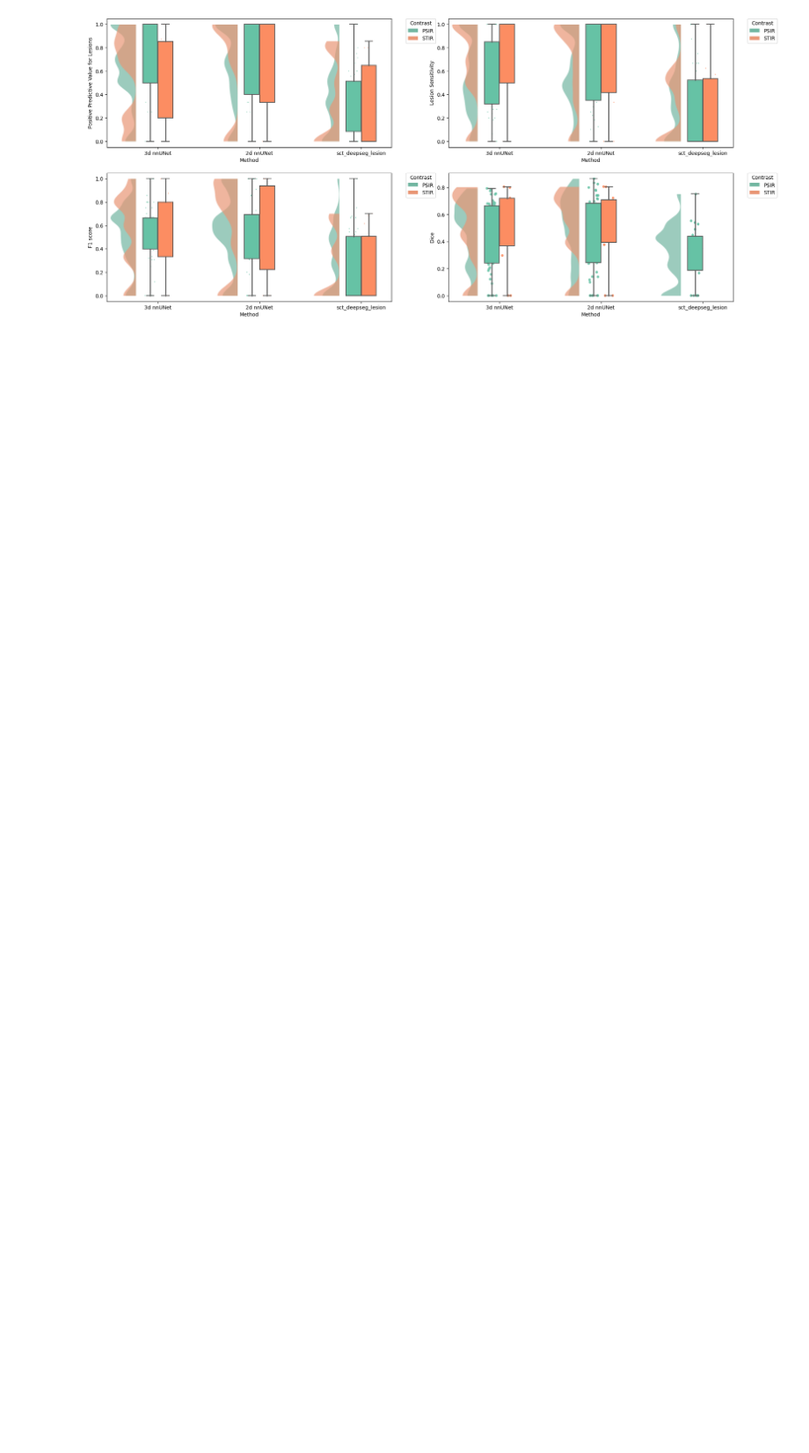
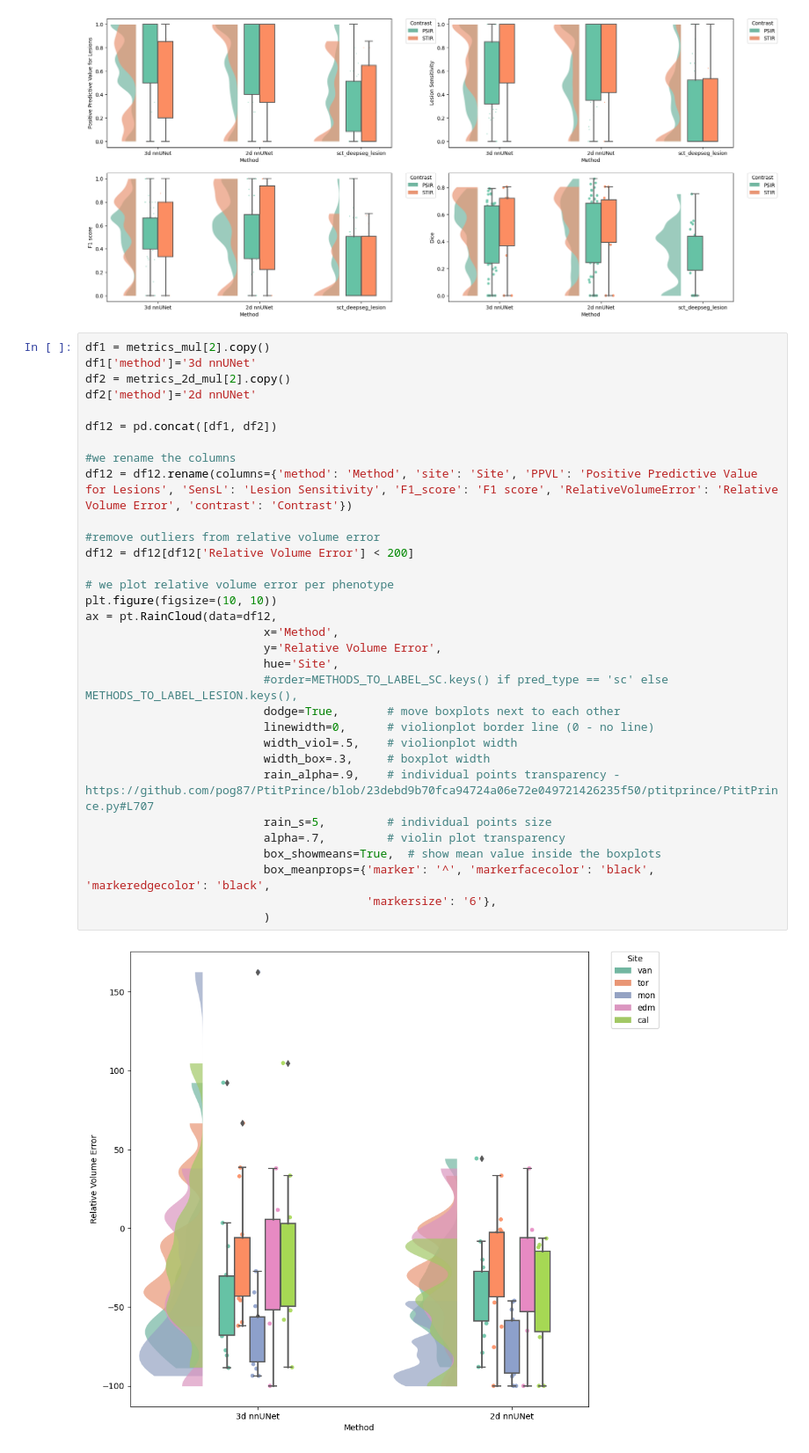
Before and after one commit to ivadomed/canproco, a Jupyter notebook: nnunet/nnUNet_inference_analysis.ipynb, the cells around one changed output. Shown at 88% size. Drawn from its saved outputs; the diff is of its cells as text; blank space fills up the shorter version.

Commit message:
new figures created

```diff
--- a/nnunet/nnUNet_inference_analysis.ipynb
+++ b/nnunet/nnUNet_inference_analysis.ipynb
@@ -1059,3 +1059,37 @@ ax = pt.RainCloud(data=df123,
 plt.show()
 # %% [output]
 [figure]
+# %%
+df1 = metrics_mul[2].copy()
+df1['method']='3d nnUNet'
+df2 = metrics_2d_mul[2].copy()
+df2['method']='2d nnUNet'
+
+df12 = pd.concat([df1, df2])
+
+#we rename the columns
+df12 = df12.rename(columns={'method': 'Method', 'site': 'Site', 'PPVL': 'Positive Predictive Value for Lesions', 'SensL': 'Lesion Sensitivity', 'F1_score': 'F1 score', 'RelativeVolumeError': 'Relative Volume Error', 'contrast': 'Contrast'})
+
+#remove outliers from relative volume error
+df12 = df12[df12['Relative Volume Error'] < 200]
+
+# we plot relative volume error per phenotype
+plt.figure(figsize=(10, 10))
+ax = pt.RainCloud(data=df12,
+                          x='Method',
+                          y='Relative Volume Error',
+                          hue='Site',
+                          #order=METHODS_TO_LABEL_SC.keys() if pred_type == 'sc' else METHODS_TO_LABEL_LESION.keys(),
+                          dodge=True,       # move boxplots next to each other
+                          linewidth=0,      # violionplot border line (0 - no line)
+                          width_viol=.5,    # violionplot width
+                          width_box=.3,     # boxplot width
+                          rain_alpha=.9,    # individual points transparency - https://github.com/pog87/PtitPrince/blob/23debd9b70fca94724a06e72e049721426235f50/ptitprince/PtitPrince.py#L707
+                          rain_s=5,         # individual points size
+                          alpha=.7,         # violin plot transparency
+                          box_showmeans=True,  # show mean value inside the boxplots
+                          box_meanprops={'marker': '^', 'markerfacecolor': 'black', 'markeredgecolor': 'black',
+                                         'markersize': '6'},
+                          )
+# %% [output]
+[figure, added]
```
